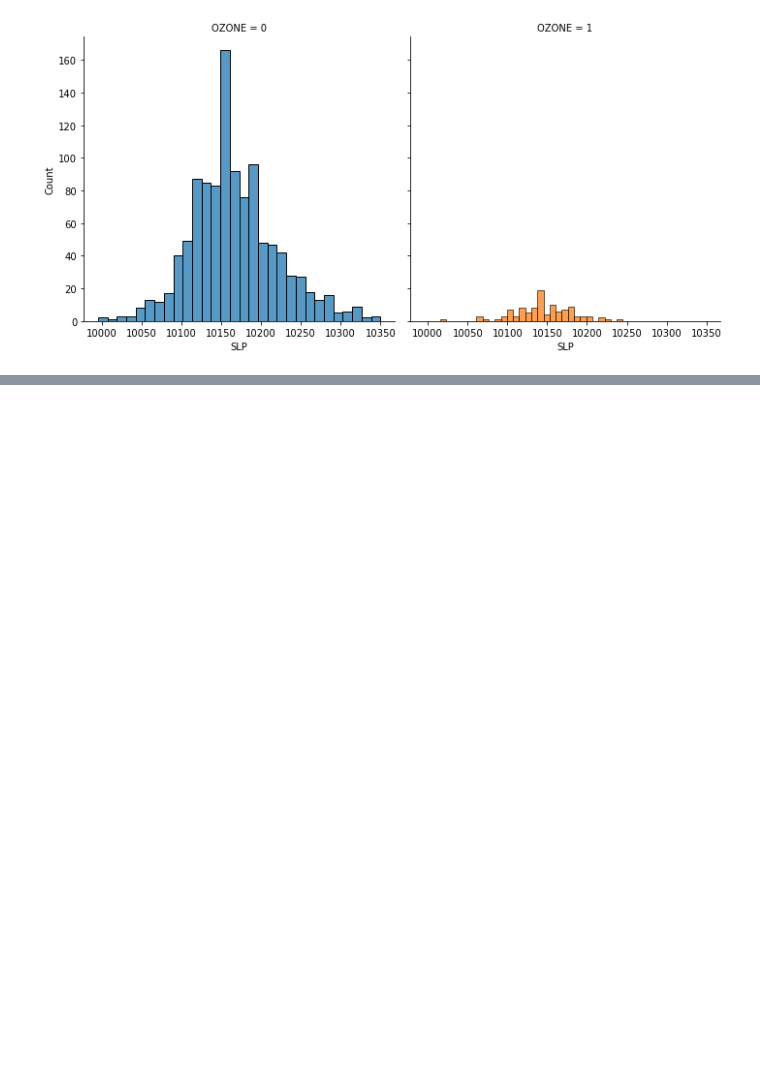
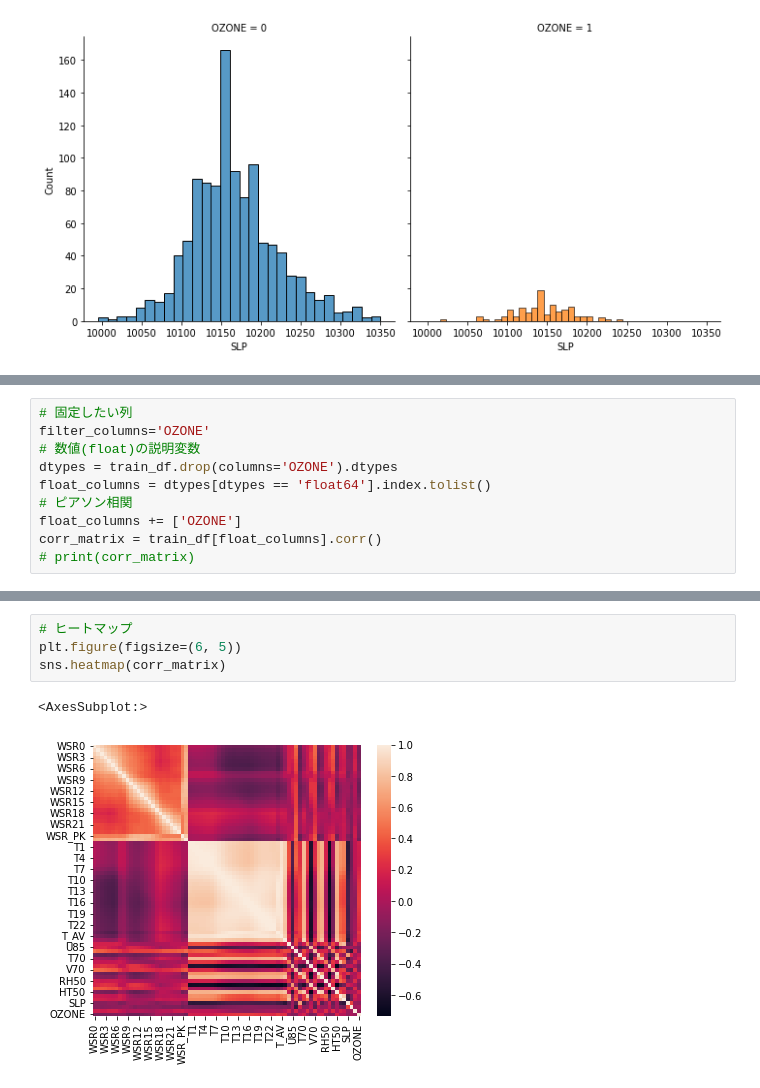
Before and after one commit to sakiiwaki/ozon, a Jupyter notebook: notebooks/ozon_1.ipynb, the cells around one changed output, grey strips where cells are left out. Drawn from its saved outputs; the diff is of its cells as text; blank space fills up the shorter version.

```diff
--- a/notebooks/ozon_1.ipynb
+++ b/notebooks/ozon_1.ipynb
@@ -156,0 +181,10 @@ fig.map(sns.histplot, 'Precp', bins=30, kde=False)
+# %%
+# 固定したい列
+filter_columns='OZONE'
+# 数値(float)の説明変数
+dtypes = train_df.drop(columns='OZONE').dtypes
+float_columns = dtypes[dtypes == 'float64'].index.tolist()
+# ピアソン相関
+float_columns += ['OZONE']
+corr_matrix = train_df[float_columns].corr()
+# print(corr_matrix)
@@ -156,0 +214,7 @@ fig.map(sns.histplot, 'Precp', bins=30, kde=False)
+# %%
+# ヒートマップ
+plt.figure(figsize=(6, 5))
+sns.heatmap(corr_matrix)
+# %% [output]
+<AxesSubplot:>
+[figure, added]
```
Also changed, not shown: parts of 21 cells of this notebook, 1 other file.
